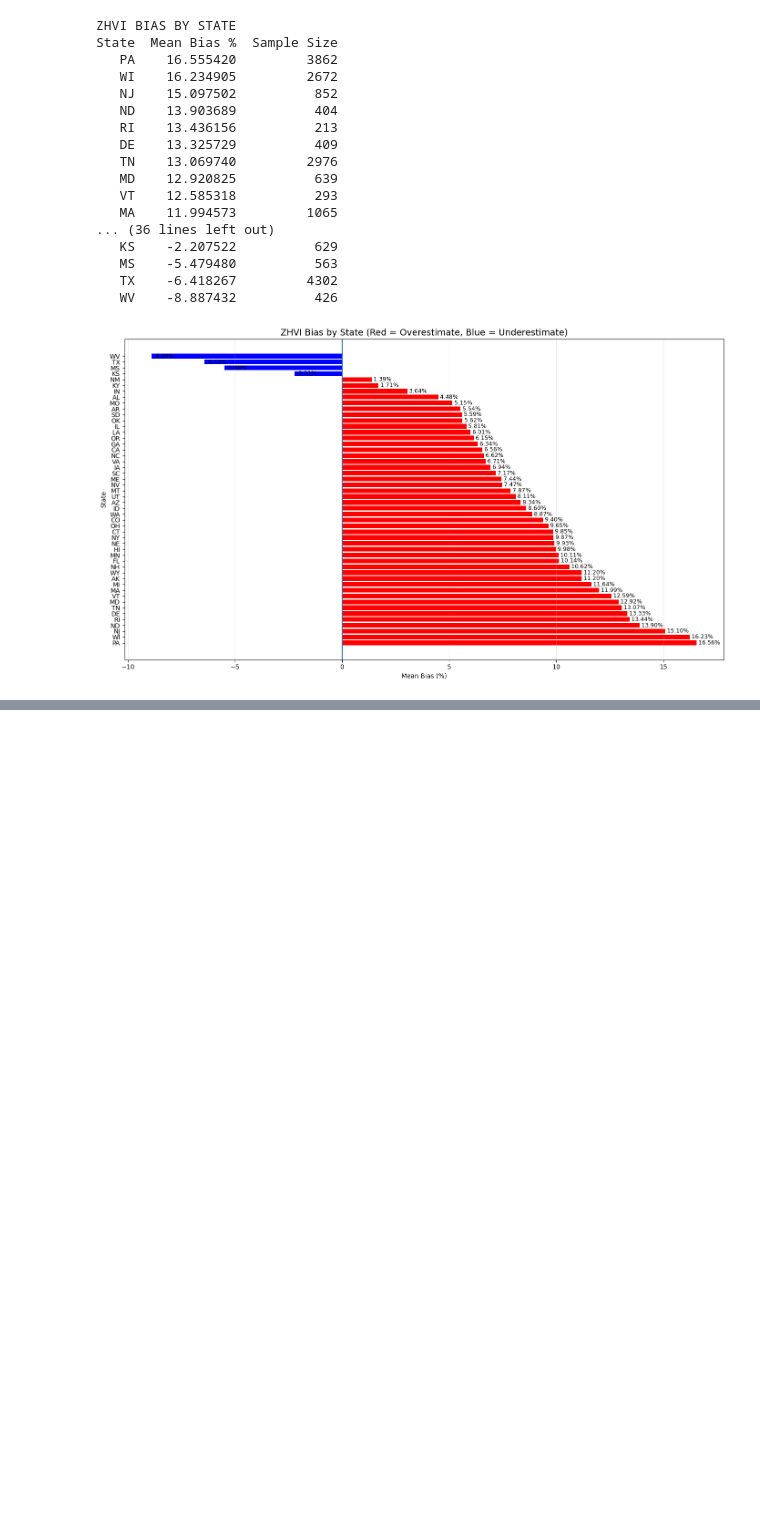
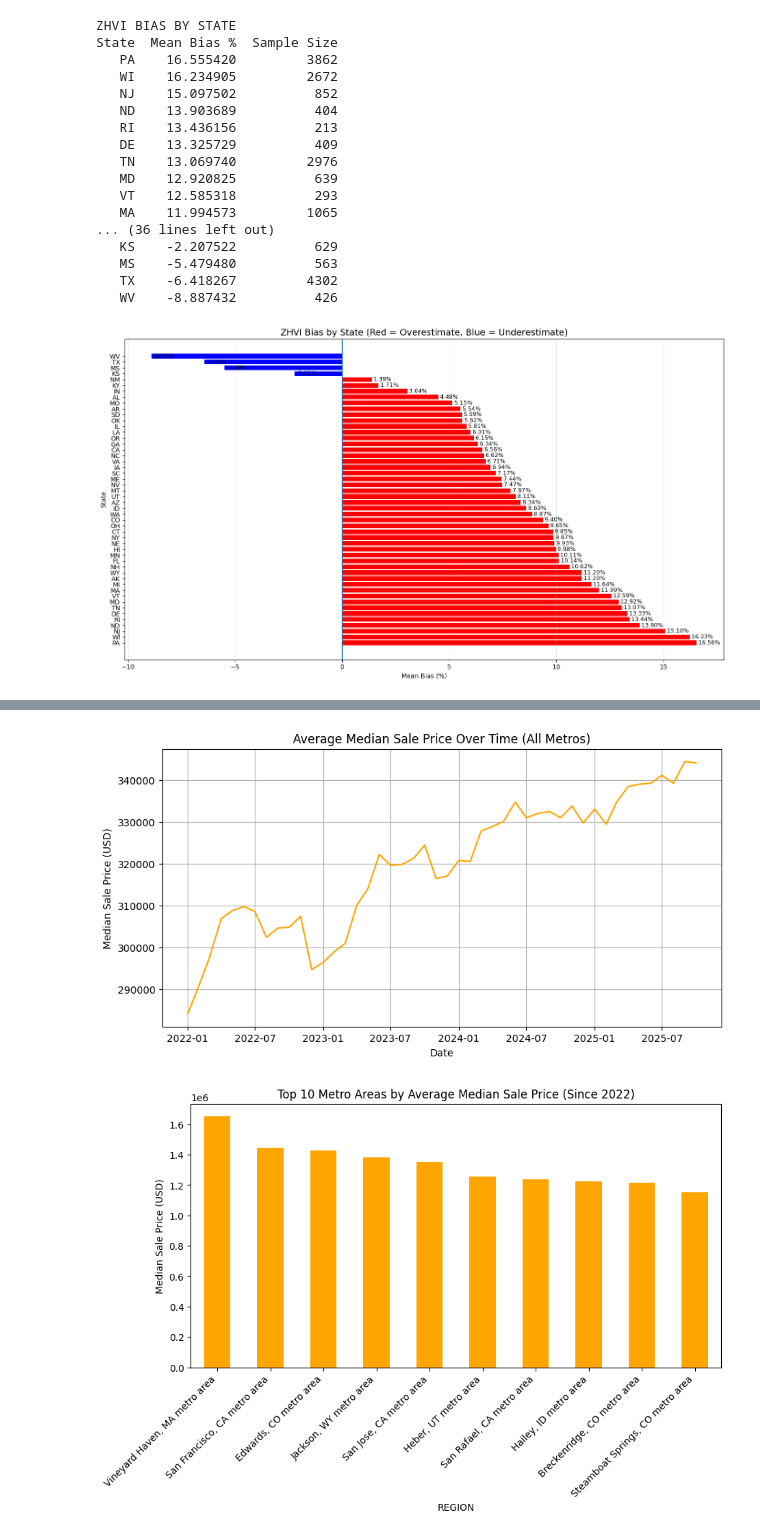
Before and after one commit to odehamer/cs577-project, a Jupyter notebook: project.ipynb, the cells around one changed output, grey strips where cells are left out. Cells and saved outputs as stored; diff of their text form; code cells hidden in the pictures; blank space fills up the shorter version.

```diff
--- a/project.ipynb
+++ b/project.ipynb
@@ -179,0 +207,50 @@ Mean Absolute Error (MAE): $21,358.23
+# %%
+data = pd.read_csv(file_path, sep="\t", compression="gzip")
+
+#CLEAN THE DATA
+data["PERIOD_BEGIN"] = pd.to_datetime(data["PERIOD_BEGIN"], errors="coerce")
+
+# Remove empty or useless columns
+data = data.drop(columns=["CITY", "STATE"], errors="ignore")
+
+# Drop rows missing key values
+data = data.dropna(subset=["MEDIAN_SALE_PRICE", "REGION"])
+
+# Keep only data from 2022 and later
+data_recent = data[data["PERIOD_BEGIN"] >= "2022-01-01"]
+
+# 1.Price Trend Over Time
+avg_price = data_recent.groupby("PERIOD_BEGIN")["MEDIAN_SALE_PRICE"].mean()
+
+plt.figure(figsize=(10,5))
+plt.plot(avg_price.index, avg_price.values, color="orange")
+plt.title("Average Median Sale Price Over Time (All Metros)")
+plt.xlabel("Date")
+plt.ylabel("Median Sale Price (USD)")
+plt.grid(True)
+plt.show()
+
+# 2.Top 10 Metro Areas by Price
+top10 = (data_recent.groupby("REGION")["MEDIAN_SALE_PRICE"]
+          .mean()
+          .sort_values(ascending=False)
+          .head(10))
+
+plt.figure(figsize=(10,5))
+top10.plot(kind="bar", color="orange")
+plt.title("Top 10 Metro Areas by Average Median Sale Price (Since 2022)")
+plt.ylabel("Median Sale Price (USD)")
+plt.xticks(rotation=45, ha="right")
+plt.show()
+
+# 3. Correlation Heatmap
+cols = ["MEDIAN_SALE_PRICE", "HOMES_SOLD", "NEW_LISTINGS", "INVENTORY"]
+corr = data_recent[cols].corr()
+
+plt.figure(figsize=(6,5))
+sns.heatmap(corr, annot=True, cmap="coolwarm")
+plt.title("Correlation Between Key Housing Variables")
+plt.show()
+# %% [output]
+[figure, added]
+[figure, added]
```
Also changed, not shown: parts of 5 cells of this notebook, 3 other files.
